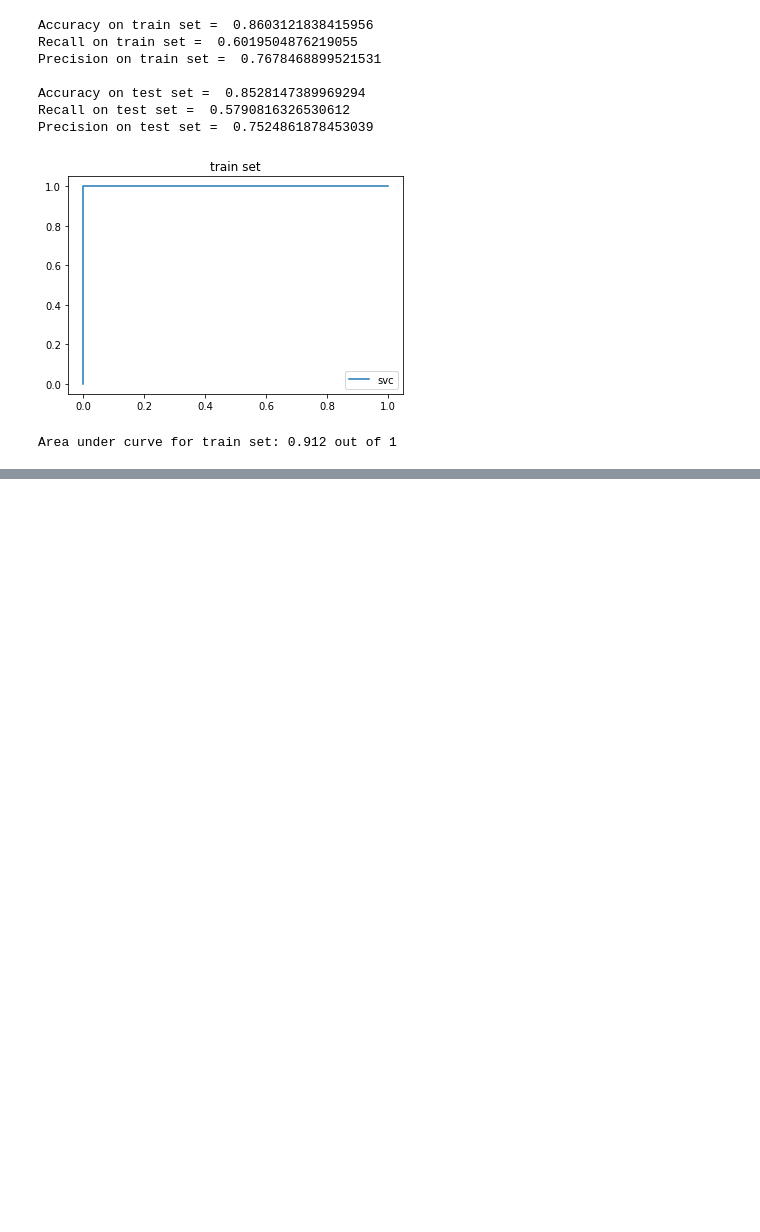
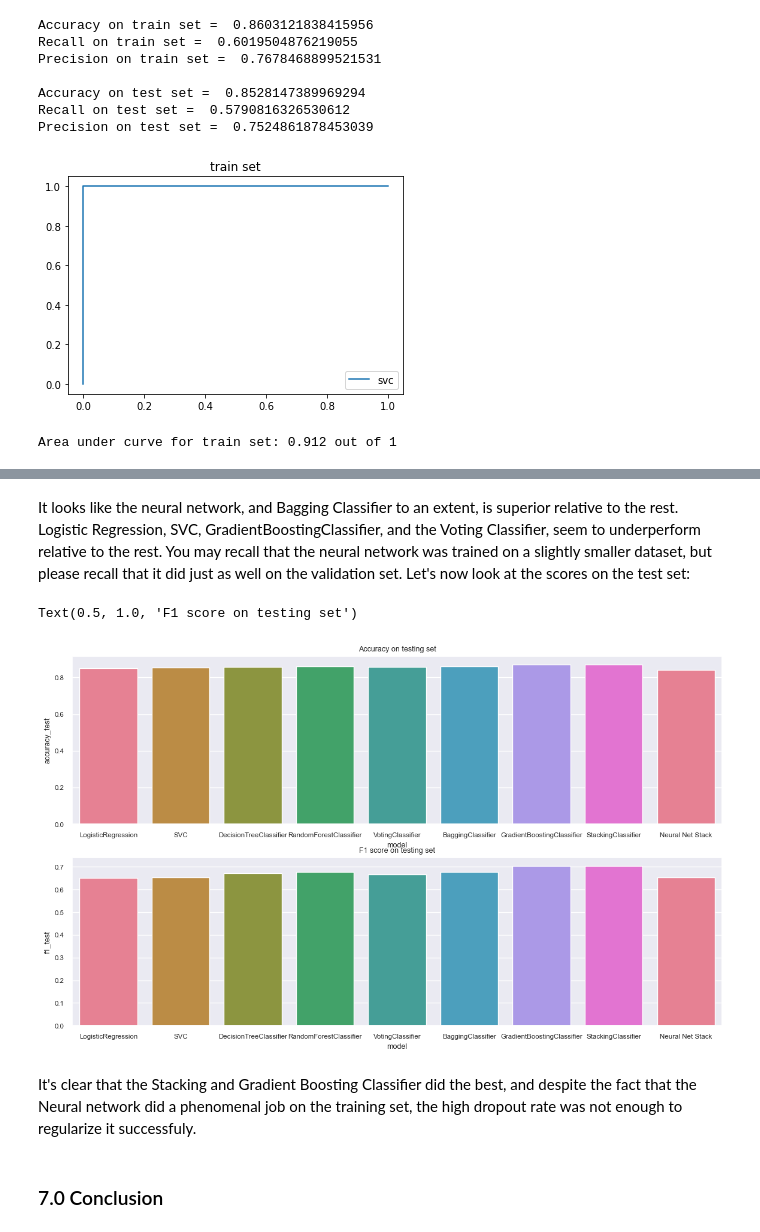
Before and after one commit to kklimov1/Income_Classification_Analysis, a Jupyter notebook: analysis_clf.ipynb, the cells around one changed output, grey strips where cells are left out. Drawn from its saved outputs; the diff is of its cells as text; code cells hidden in the pictures; blank space fills up the shorter version.

```diff
--- a/analysis_clf.ipynb
+++ b/analysis_clf.ipynb
@@ -852,0 +1024,18 @@ array([[1],
+# %% [markdown]
+It looks like the neural network, and Bagging Classifier to an extent, is superior relative to the rest. Logistic Regression, SVC, GradientBoostingClassifier, and the Voting Classifier, seem to underperform relative to the rest. You may recall that the neural network was trained on a slightly smaller dataset, but please recall that it did just as well on the validation set. Let's now look at the scores on the test set:
+# %%
+sns.set(font_scale = .75)
+fig, ax = plt.subplots(2, figsize=(14,8))
+
+plot1=sns.barplot( data=clf_scores_3, x='model', y='accuracy_test', ax=ax[0], palette=sns.color_palette('husl',8))
+plot1.set_title('Accuracy on testing set')
+
+plot1=sns.barplot( data=clf_scores_3, x='model', y='f1_test', ax=ax[1], palette=sns.color_palette('husl',8))
+plot1.set_title('F1 score on testing set')
+# %% [output]
+Text(0.5, 1.0, 'F1 score on testing set')
+[figure, added]
+# %% [markdown]
+It's clear that the Stacking and Gradient Boosting Classifier did the best, and despite the fact that the Neural network did a phenomenal job on the training set, the high dropout rate was not enough to regularize it successfuly.
+# %% [markdown]
+### 7.0 Conclusion
```
Also changed, not shown: parts of 80 cells of this notebook, 1 other file.
